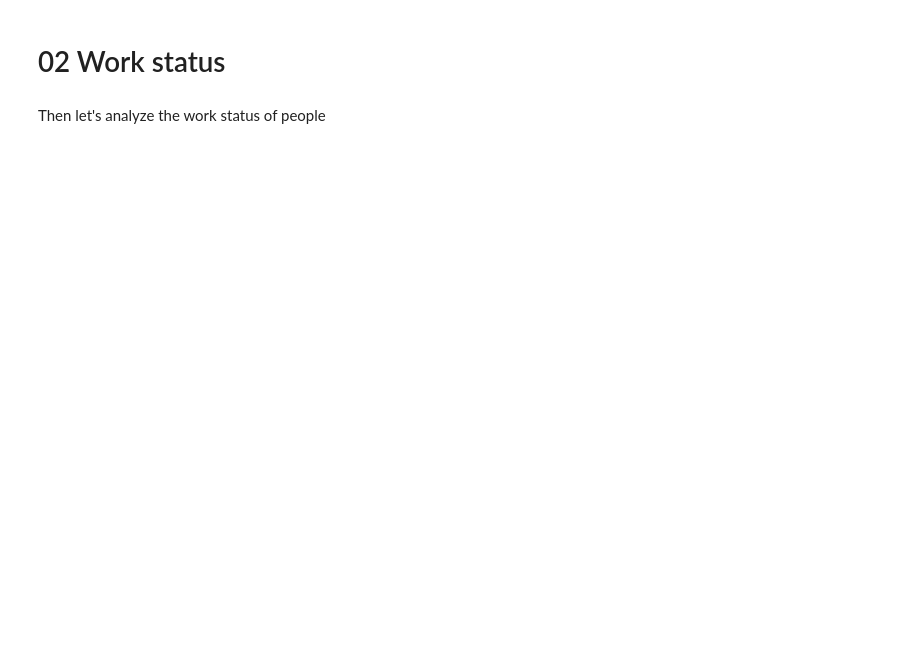
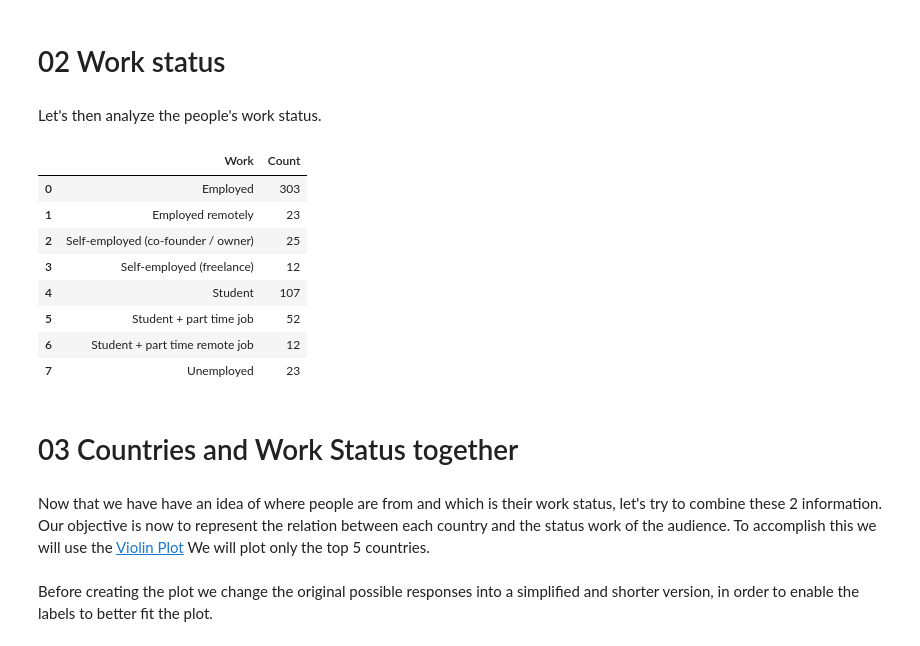
Before and after one commit to open-data-science/ods_channel_stats_eda, a Jupyter notebook: EDA OpenDataScience.ipynb, the cells around one changed output. Drawn from its saved outputs; the diff is of its cells as text; code cells hidden in the pictures; blank space fills up the shorter version.

```diff
--- a/EDA OpenDataScience.ipynb
+++ b/EDA OpenDataScience.ipynb
@@ -183,4 +161,4 @@ fig.show()
 # %% [markdown]
 # 02 Work status
 # %% [markdown]
-Then let's analyze the work status of people
+Let's then analyze the people's work status.
@@ -189,0 +165,13 @@ fig.show()
+# %%
+works = pd.DataFrame(data= df.groupby("Work").size(), columns=["Count"]).reset_index()
+works
+# %% [output]
+|  | Work | Count |
+| 0 | Employed | 303 |
+| 1 | Employed remotely | 23 |
+| 2 | Self-employed (co-founder / owner) | 25 |
+| 3 | Self-employed (freelance) | 12 |
+| 4 | Student | 107 |
+| 5 | Student + part time job | 52 |
+| 6 | Student + part time remote job | 12 |
+| 7 | Unemployed | 23 |
@@ -189,0 +187,7 @@ fig.show()
+# %% [markdown]
+# 03 Countries and Work Status together
+# %% [markdown]
+Now that we have have an idea of where people are from and which is their work status, let's try to combine these 2 information.
+Our objective is now to represent the relation between each country and the status work of the audience.
+To accomplish this we will use the [Violin Plot](https://towardsdatascience.com/violin-plots-explained-fb1d115e023d)
+We will plot only the top 5 countries.
@@ -189,0 +198,2 @@ fig.show()
+# %% [markdown]
+Before creating the plot we change the original possible responses into a simplified and shorter version, in order to enable the labels to better fit the plot.
```
Also changed, not shown: parts of 33 cells of this notebook.
